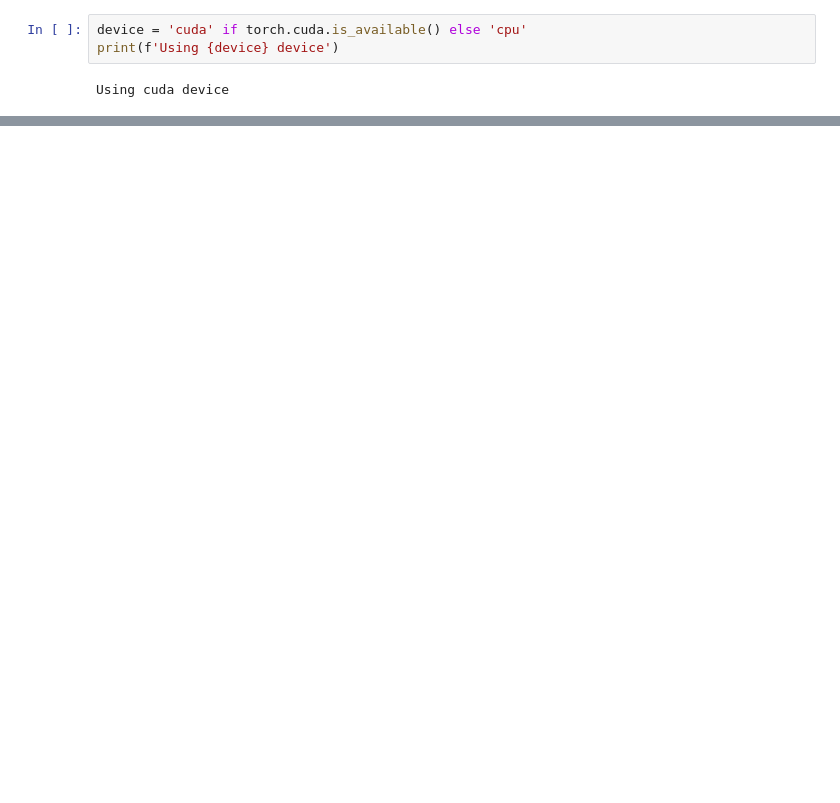
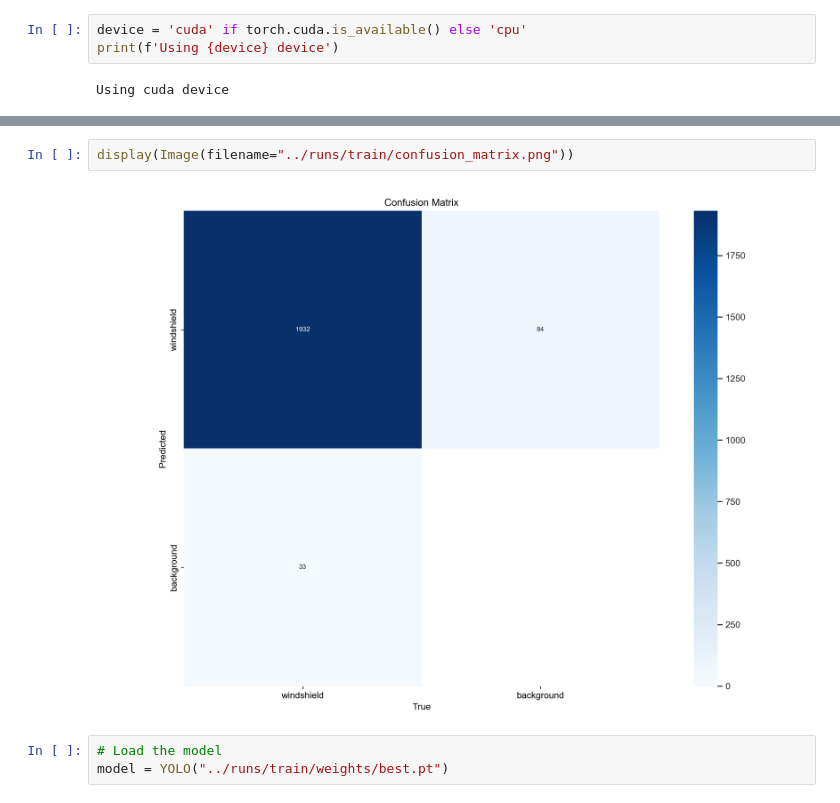
Before and after one commit to Tamerkobba/Seatbelt_detection, a Jupyter notebook: Models/build/Yolo.ipynb, the cells around one changed output, grey strips where cells are left out. Saved outputs shown, nothing was run; the diff lists cells and outputs as text; blank space fills up the shorter version.

Commit message:
Updated Yolo models + Metrics

```diff
--- a/Models/build/Yolo.ipynb
+++ b/Models/build/Yolo.ipynb
@@ -181,0 +171,7 @@ display(Image(filename="runs/detect/test/results.png"))
+# %%
+display(Image(filename="../runs/train/confusion_matrix.png"))
+# %% [output]
+[figure, added]
+# %%
+# Load the model
+model = YOLO("../runs/train/weights/best.pt")
```
Also changed, not shown: parts of 43 cells of this notebook, 52 other files.
